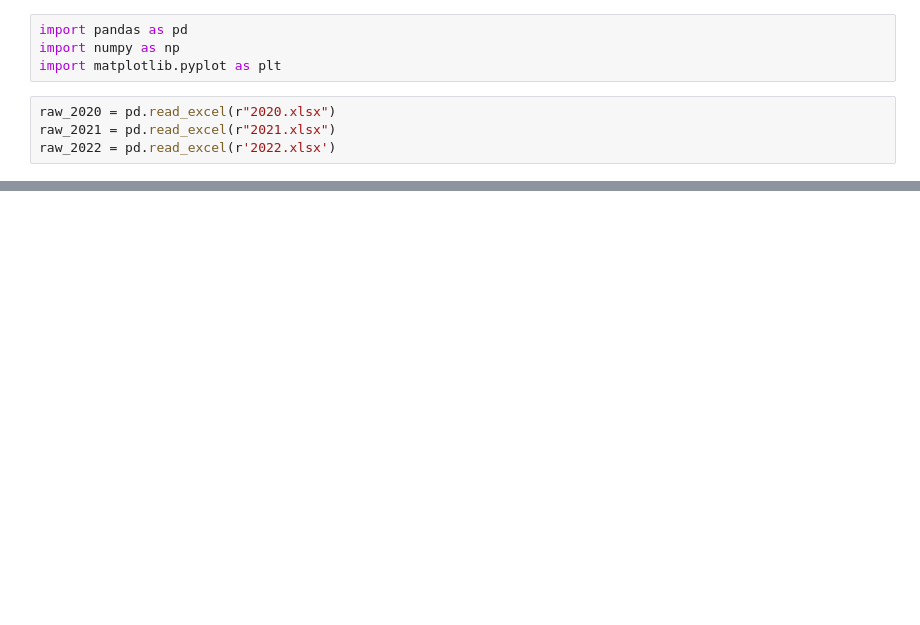
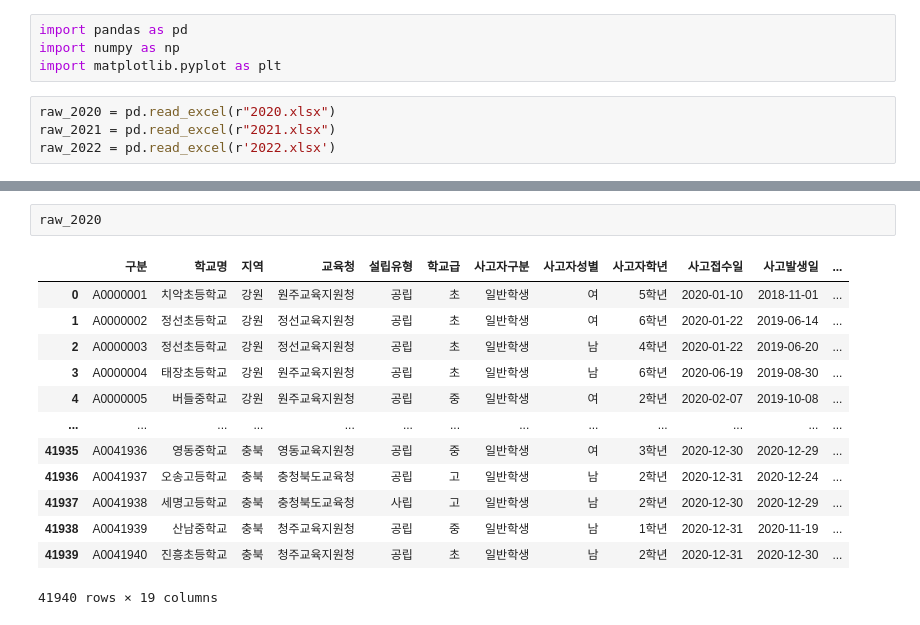
Before and after one commit to KangRyun/schoolvs, a Jupyter notebook: visual.ipynb, the cells around one changed output, grey strips where cells are left out. Saved outputs shown, nothing was run; the diff lists cells and outputs as text; blank space fills up the shorter version.

```diff
--- a/visual.ipynb
+++ b/visual.ipynb
@@ -28,0 +9,16 @@ raw
+# %%
+raw_2020
+# %% [output]
+|  | 구분 | 학교명 | 지역 | 교육청 | 설립유형 | 학교급 | 사고자구분 | 사고자성별 | 사고자학년 | 사고접수일 | 사고발생일 | ... |
+| 0 | A0000001 | 치악초등학교 | 강원 | 원주교육지원청 | 공립 | 초 | 일반학생 | 여 | 5학년 | 2020-01-10 | 2018-11-01 | ... |
+| 1 | A0000002 | 정선초등학교 | 강원 | 정선교육지원청 | 공립 | 초 | 일반학생 | 여 | 6학년 | 2020-01-22 | 2019-06-14 | ... |
+| 2 | A0000003 | 정선초등학교 | 강원 | 정선교육지원청 | 공립 | 초 | 일반학생 | 남 | 4학년 | 2020-01-22 | 2019-06-20 | ... |
+| 3 | A0000004 | 태장초등학교 | 강원 | 원주교육지원청 | 공립 | 초 | 일반학생 | 남 | 6학년 | 2020-06-19 | 2019-08-30 | ... |
+| 4 | A0000005 | 버들중학교 | 강원 | 원주교육지원청 | 공립 | 중 | 일반학생 | 여 | 2학년 | 2020-02-07 | 2019-10-08 | ... |
+| ... | ... | ... | ... | ... | ... | ... | ... | ... | ... | ... | ... | ... |
+| 41935 | A0041936 | 영동중학교 | 충북 | 영동교육지원청 | 공립 | 중 | 일반학생 | 여 | 3학년 | 2020-12-30 | 2020-12-29 | ... |
+| 41936 | A0041937 | 오송고등학교 | 충북 | 충청북도교육청 | 공립 | 고 | 일반학생 | 남 | 2학년 | 2020-12-31 | 2020-12-24 | ... |
+| 41937 | A0041938 | 세명고등학교 | 충북 | 충청북도교육청 | 사립 | 고 | 일반학생 | 남 | 2학년 | 2020-12-30 | 2020-12-29 | ... |
+| 41938 | A0041939 | 산남중학교 | 충북 | 청주교육지원청 | 공립 | 중 | 일반학생 | 남 | 1학년 | 2020-12-31 | 2020-11-19 | ... |
+| 41939 | A0041940 | 진흥초등학교 | 충북 | 청주교육지원청 | 공립 | 초 | 일반학생 | 남 | 2학년 | 2020-12-31 | 2020-12-30 | ... |
+41940 rows × 19 columns
```
Also changed, not shown: parts of 8 cells of this notebook.
